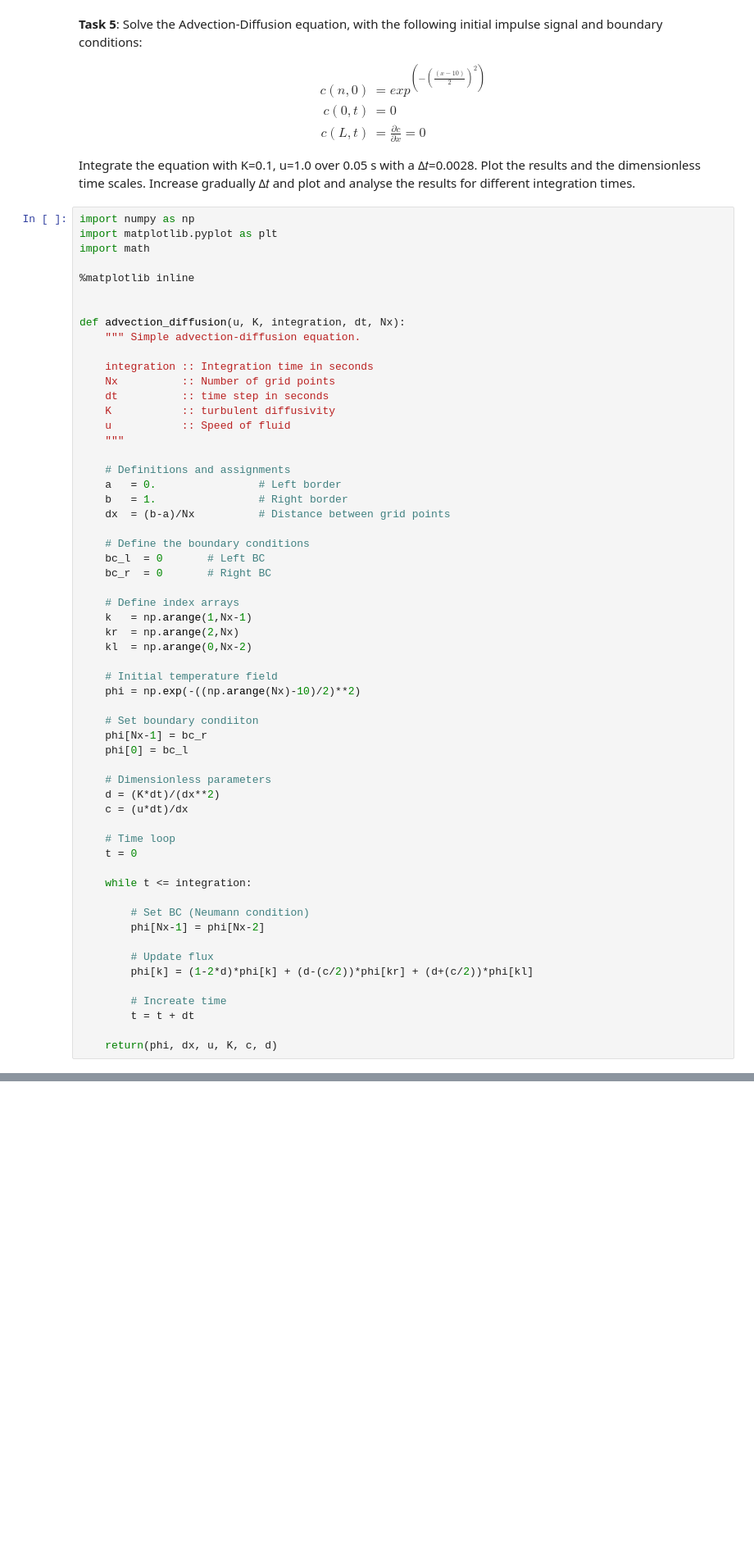
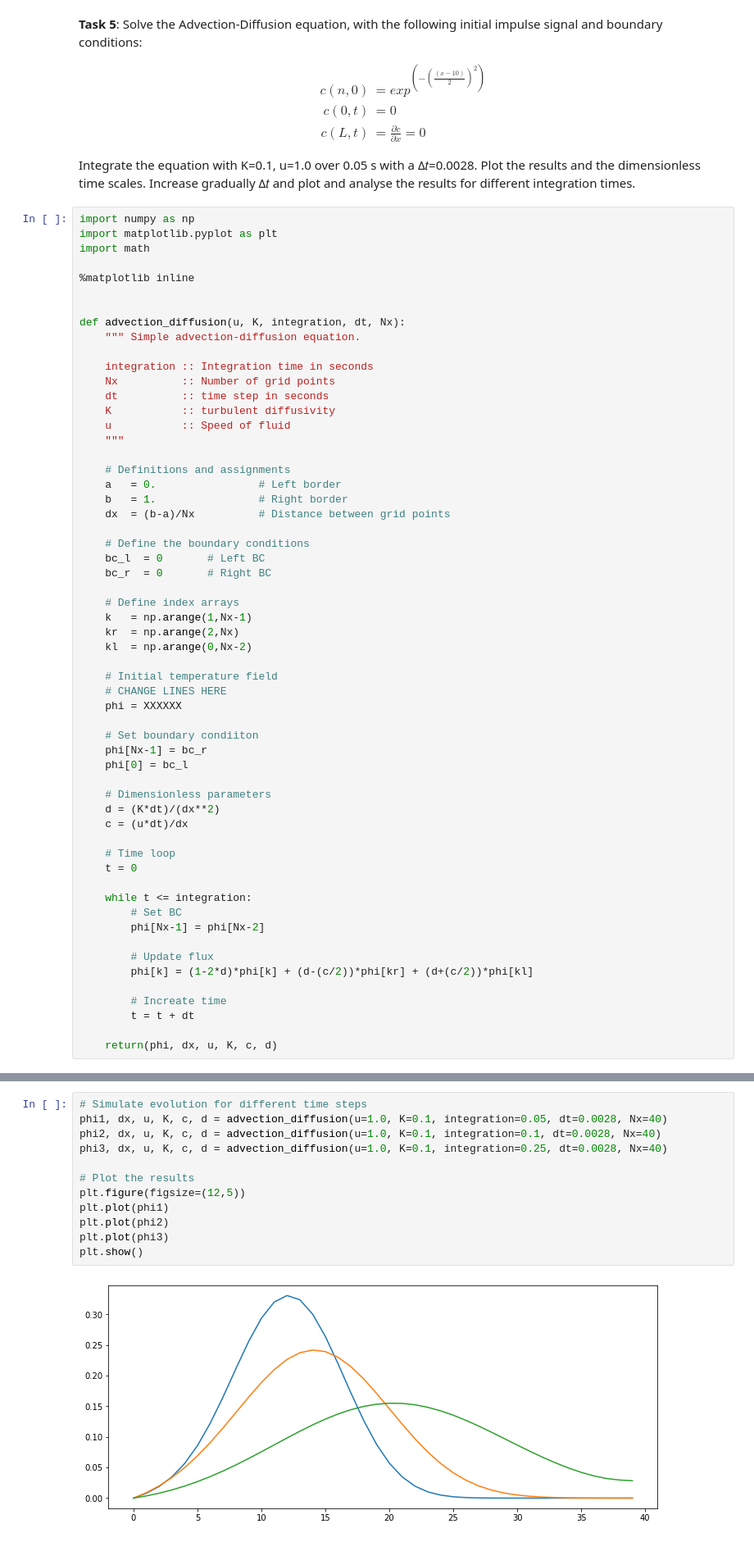
Before and after one commit to sauterto/climate_modelling, a Jupyter notebook: _sources/docs/nb_advection.ipynb, the cells around one changed output, grey strips where cells are left out. Shown at 82% size. Cells and saved outputs as stored; diff of their text form; blank space fills up the shorter version.

```diff
--- a/_sources/docs/nb_advection.ipynb
+++ b/_sources/docs/nb_advection.ipynb
@@ -120,7 +122,8 @@ def advection_diffusion(u, K, integration, dt, Nx):
     kl  = np.arange(0,Nx-2)
 
     # Initial temperature field
-    phi = np.exp(-((np.arange(Nx)-10)/2)**2)
+    # CHANGE LINES HERE
+    phi = XXXXXX
 
     # Set boundary condiiton
     phi[Nx-1] = bc_r
@@ -134,8 +137,7 @@ def advection_diffusion(u, K, integration, dt, Nx):
     t = 0
 
     while t <= integration:
-
-        # Set BC (Neumann condition)
+        # Set BC
         phi[Nx-1] = phi[Nx-2]
 
         # Update flux
@@ -164,3 +169,17 @@ plt.show()
+# %%
+# Simulate evolution for different time steps
+phi1, dx, u, K, c, d = advection_diffusion(u=1.0, K=0.1, integration=0.05, dt=0.0028, Nx=40)
+phi2, dx, u, K, c, d = advection_diffusion(u=1.0, K=0.1, integration=0.1, dt=0.0028, Nx=40)
+phi3, dx, u, K, c, d = advection_diffusion(u=1.0, K=0.1, integration=0.25, dt=0.0028, Nx=40)
+
+# Plot the results
+plt.figure(figsize=(12,5))
+plt.plot(phi1)
+plt.plot(phi2)
+plt.plot(phi3)
+plt.show()
+# %% [output]
+[figure, added]
 # %% [markdown]
 **Task 6**: Starting with the heat equation above simplify the equation to model the temperature evolution in the boundary layer from the surface up to H=2 km height. Assume a fair-weather condition with a subsidence of -0.001 m s-1. Also assume horizontal homogeneity. Parameterize the heat flux using the eddy-diffusivity closure with K=0.25 m s-2. Solve the simplified equation using the following initial and boundary conditions:
 
```
Also changed, not shown: parts of 31 cells of this notebook, 40 other files.
